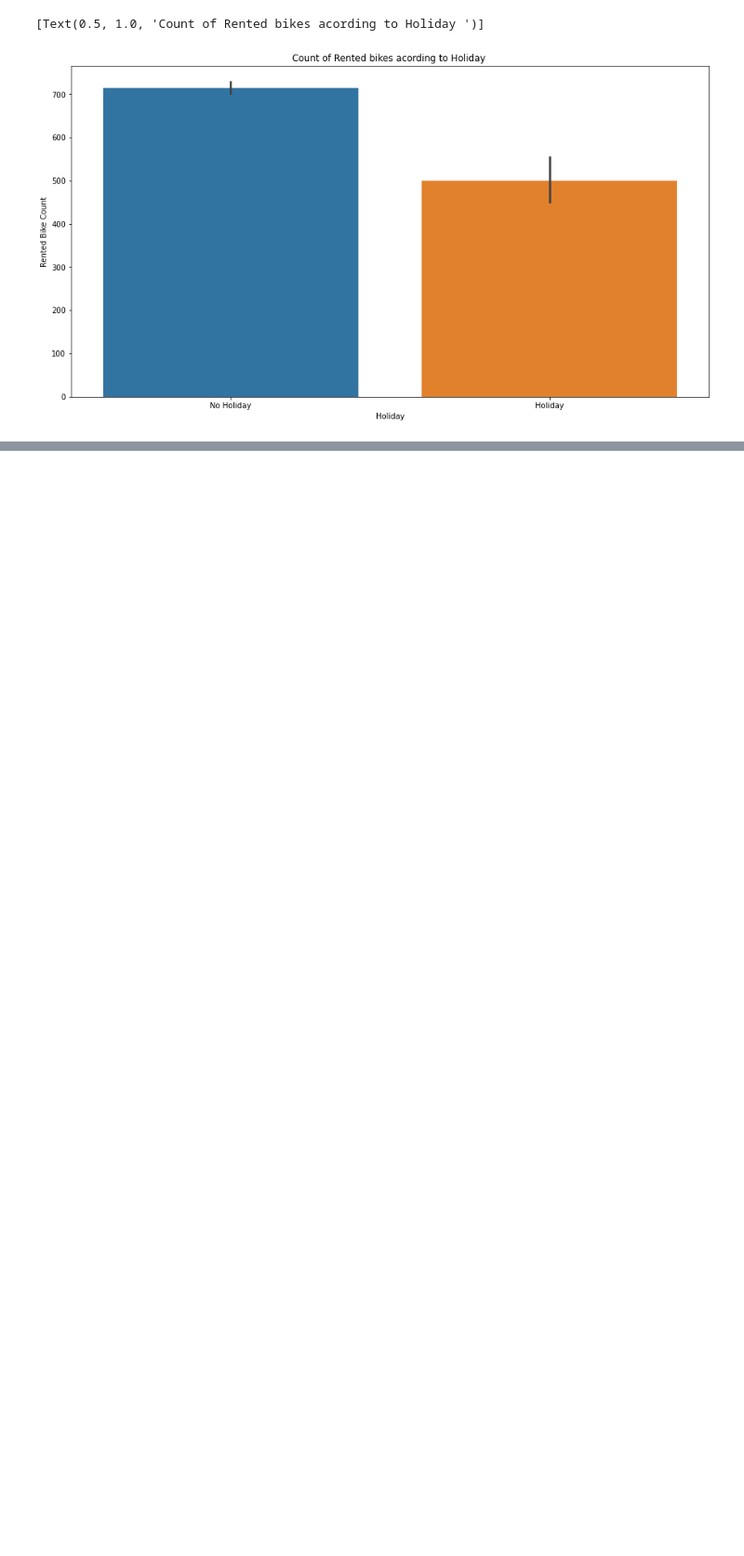
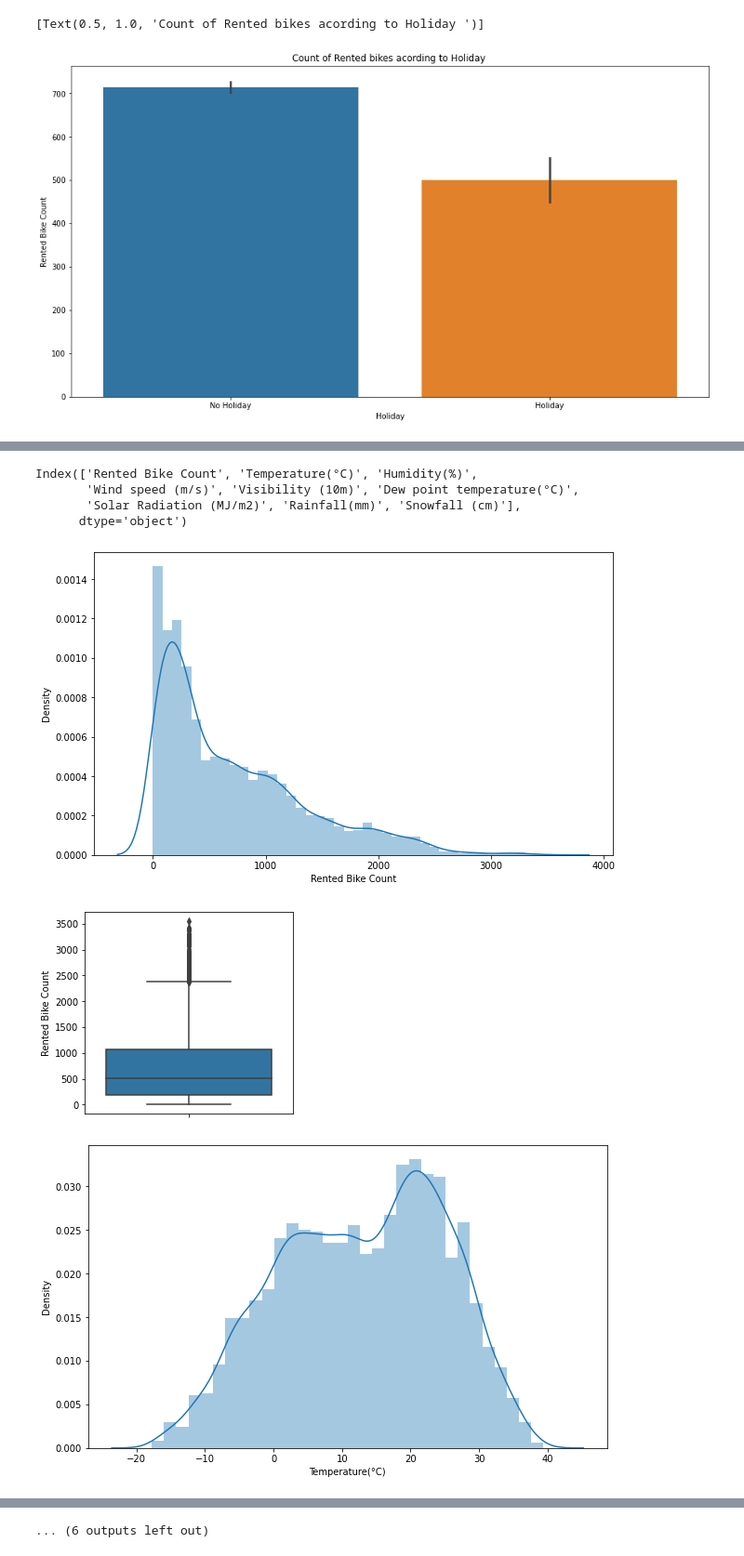
Before and after one commit to Rochakr4/Bike-Sharing-Demand-Prediction---Capstone-Project, a Jupyter notebook: Bike_Sharing_Demand_Prediction_Capstone_Project.ipynb, the cells around one changed output, grey strips where cells are left out. Shown at 93% size. Drawn from its saved outputs; the diff is of its cells as text; code cells hidden in the pictures; blank space fills up the shorter version.

```diff
--- a/Bike_Sharing_Demand_Prediction_Capstone_Project.ipynb
+++ b/Bike_Sharing_Demand_Prediction_Capstone_Project.ipynb
@@ -235,0 +236,26 @@ ax.set(title='Count of Rented bikes acording to Holiday ')
+# %%
+#Making a variable for numerical valued columns
+numerical_columns=list(bike_df.select_dtypes(['int64','float64']).columns)
+numerical_features=pd.Index(numerical_columns)
+numerical_features
+# %% [output]
+Index(['Rented Bike Count', 'Temperature(°C)', 'Humidity(%)',
+       'Wind speed (m/s)', 'Visibility (10m)', 'Dew point temperature(°C)',
+       'Solar Radiation (MJ/m2)', 'Rainfall(mm)', 'Snowfall (cm)'],
+      dtype='object')
+# %%
+for col in numerical_features:
+  plt.figure(figsize=(10,6))
+  sns.distplot(x=bike_df[col])
+  plt.xlabel(col)
+  plt.figure(figsize=(4,4))
+  fig=sns.boxplot(y=bike_df[col])
+  fig.set_title('')
+  fig.set_ylabel(col)
+
+
+plt.show()
+# %% [output]
+[figure, added]
+[figure, added]
+[figure, added]
@@ -235,0 +271 @@ ax.set(title='Count of Rented bikes acording to Holiday ')
+... (6 outputs left out)
```
Also changed, not shown: parts of 110 cells of this notebook.
